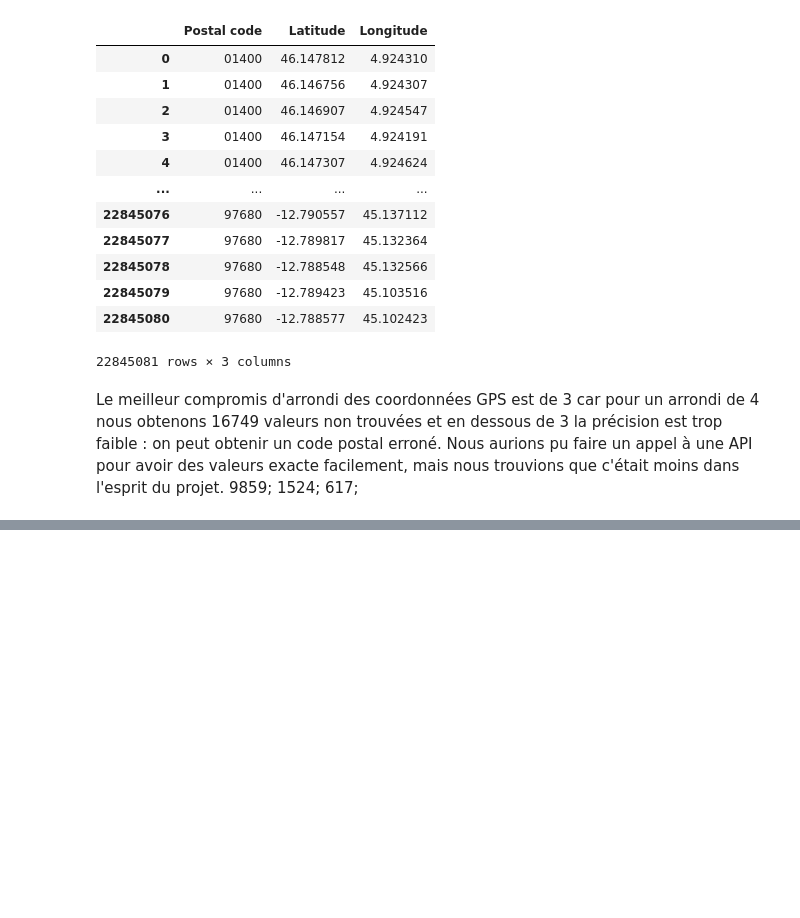
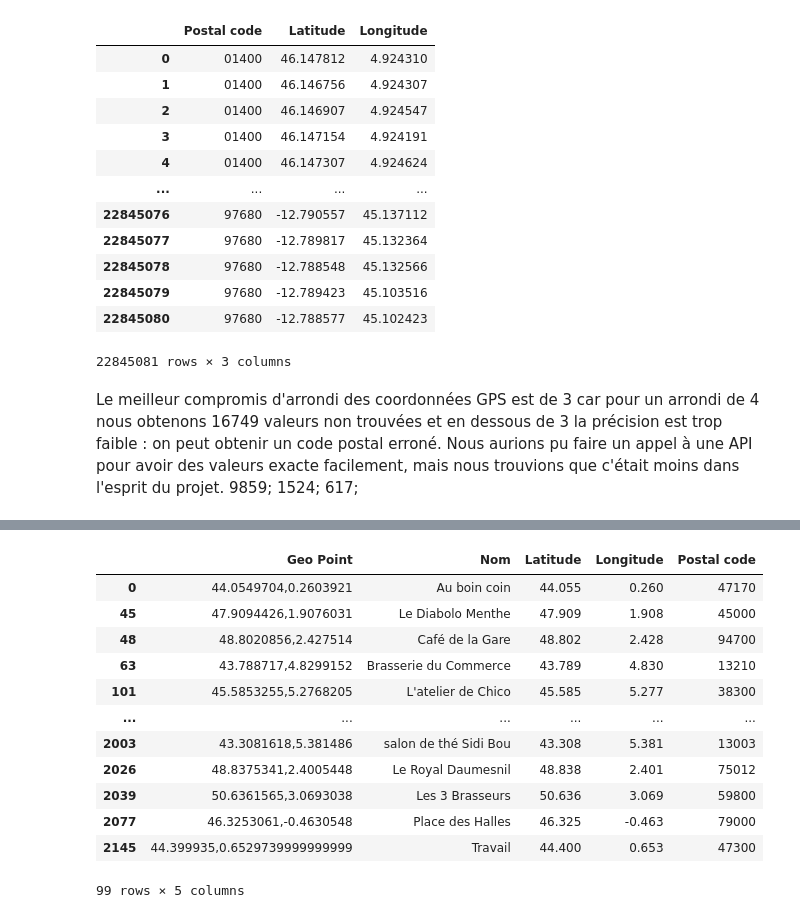
Before and after one commit to youenn-loie/delta, a Jupyter notebook: bars/src/data_bars/main.ipynb, the cells around one changed output, grey strips where cells are left out. Cells and saved outputs as stored; diff of their text form; code cells hidden in the pictures; blank space fills up the shorter version.

```diff
--- a/bars/src/data_bars/main.ipynb
+++ b/bars/src/data_bars/main.ipynb
@@ -208,0 +212,18 @@ pd.merge(data_bars, postalCodes, how='left', on=['Latitude', 'Longitude']).drop_
+# %%
+data_bars.dropna(subset=['Postal code'], inplace=True)
+data_bars['Département'] = data_bars['Postal code'].apply(lambda code: str(code)[0:2])
+data_bars
+# %% [output]
+|  | Geo Point | Nom | Latitude | Longitude | Postal code |
+| 0 | 44.0549704,0.2603921 | Au boin coin | 44.055 | 0.260 | 47170 |
+| 45 | 47.9094426,1.9076031 | Le Diabolo Menthe | 47.909 | 1.908 | 45000 |
+| 48 | 48.8020856,2.427514 | Café de la Gare | 48.802 | 2.428 | 94700 |
+| 63 | 43.788717,4.8299152 | Brasserie du Commerce | 43.789 | 4.830 | 13210 |
+| 101 | 45.5853255,5.2768205 | L'atelier de Chico | 45.585 | 5.277 | 38300 |
+| ... | ... | ... | ... | ... | ... |
+| 2003 | 43.3081618,5.381486 | salon de thé Sidi Bou | 43.308 | 5.381 | 13003 |
+| 2026 | 48.8375341,2.4005448 | Le Royal Daumesnil | 48.838 | 2.401 | 75012 |
+| 2039 | 50.6361565,3.0693038 | Les 3 Brasseurs | 50.636 | 3.069 | 59800 |
+| 2077 | 46.3253061,-0.4630548 | Place des Halles | 46.325 | -0.463 | 79000 |
+| 2145 | 44.399935,0.6529739999999999 | Travail | 44.400 | 0.653 | 47300 |
+99 rows × 5 columns
```
Also changed, not shown: parts of 5 cells of this notebook.
